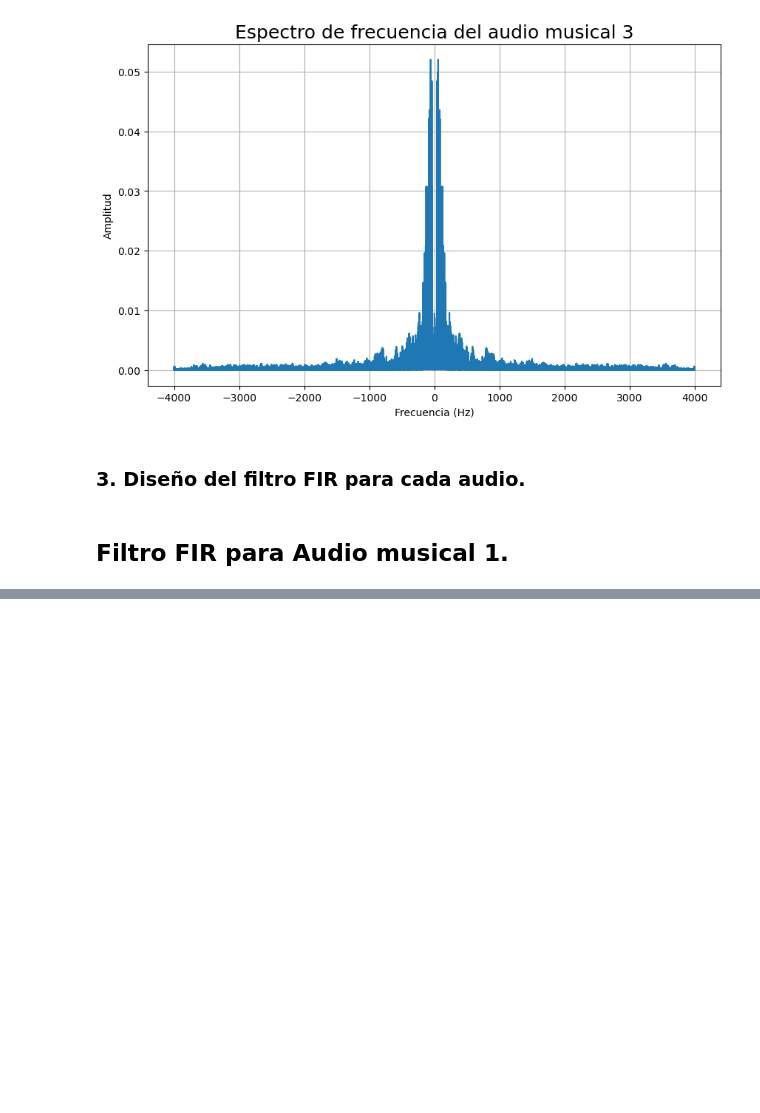
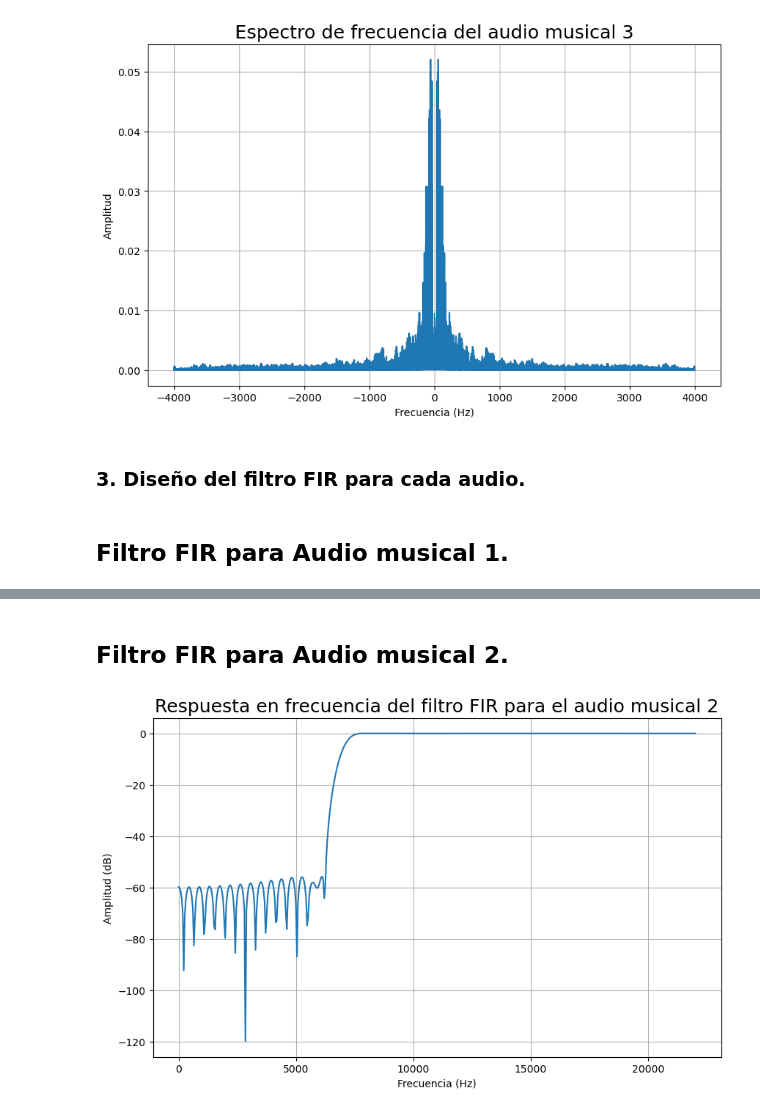
Before and after one commit to JoseOrtiz23/Proyecto_Final_PDS_2023_1, a Jupyter notebook: Proyecto_Final_OrtizMiranda_JoseDavid.ipynb, the cells around one changed output, grey strips where cells are left out. Saved outputs shown, nothing was run; the diff lists cells and outputs as text; code cells hidden in the pictures; blank space fills up the shorter version.

```diff
--- a/Proyecto_Final_OrtizMiranda_JoseDavid.ipynb
+++ b/Proyecto_Final_OrtizMiranda_JoseDavid.ipynb
@@ -415,0 +430,26 @@ plt.show()
+# %% [markdown]
+## Filtro FIR para Audio musical 2.
+# %%
+# Frecuencia de corte del filtro pasa altas (en Hz)
+frecuencia_corte_2 = 7000
+
+# Orden del filtro FIR
+orden_filtro = 101
+
+# Crear la respuesta de impulso del filtro FIR (pasa altas)
+respuesta_impulso_2 = signal.firwin(orden_filtro, frecuencia_corte_2, fs = 44100, pass_zero=False)
+
+# Calcular la respuesta en frecuencia del filtro FIR
+frecuencias_2, respuesta_frecuencia_2 = signal.freqz(respuesta_impulso_2, 1, fs = 44100)
+
+# Graficar la respuesta en frecuencia
+plt.figure(figsize=(10, 6))
+plt.plot(frecuencias_2, 20 * np.log10(np.abs(respuesta_frecuencia_2)))
+
+plt.title('Respuesta en frecuencia del filtro FIR para el audio musical 2', fontsize = 18)
+plt.xlabel('Frecuencia (Hz)')
+plt.ylabel('Amplitud (dB)')
+plt.grid()
+plt.show()
+# %% [output]
+[figure, added]
```
Also changed, not shown: parts of 22 cells of this notebook, 1 other file.
